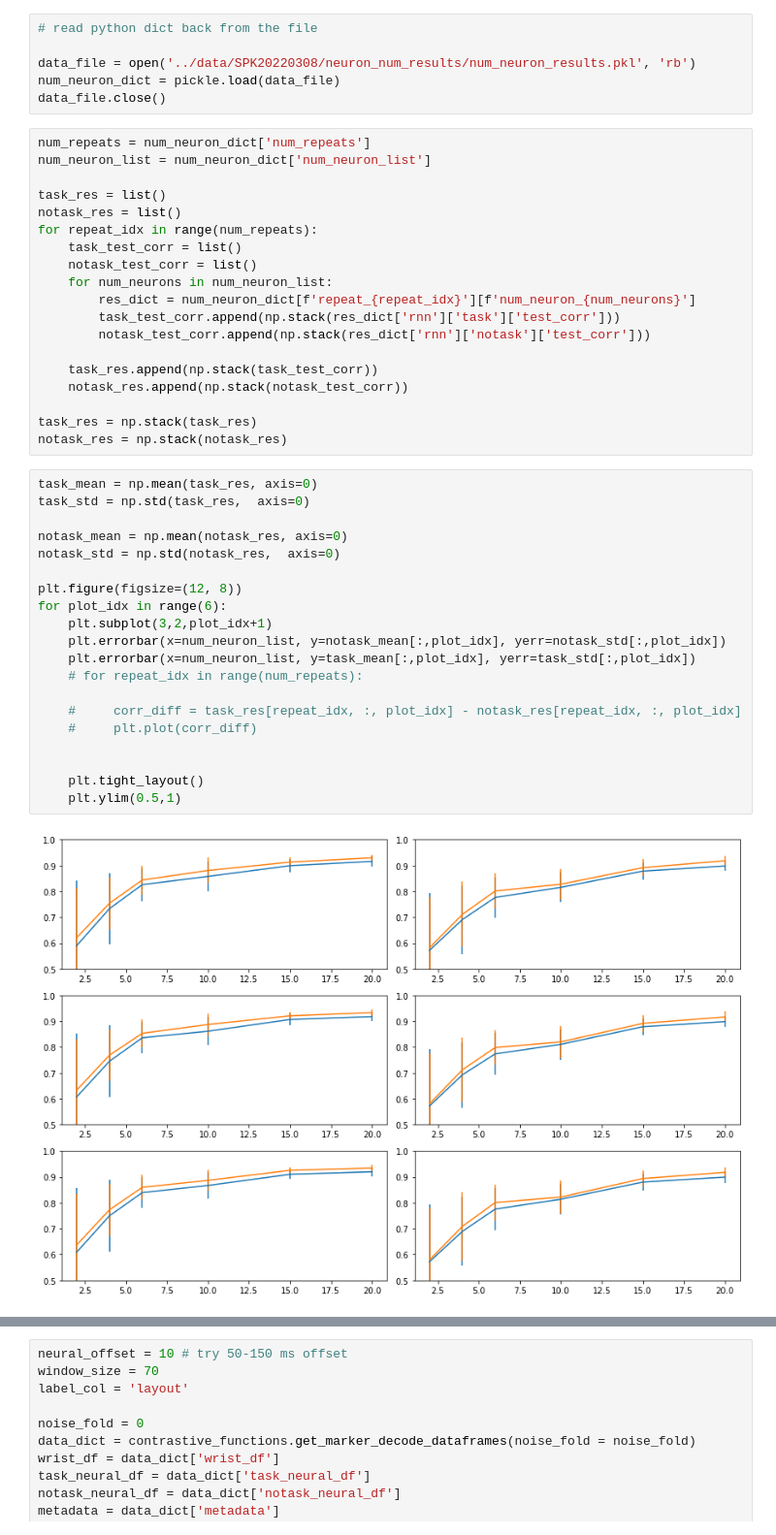
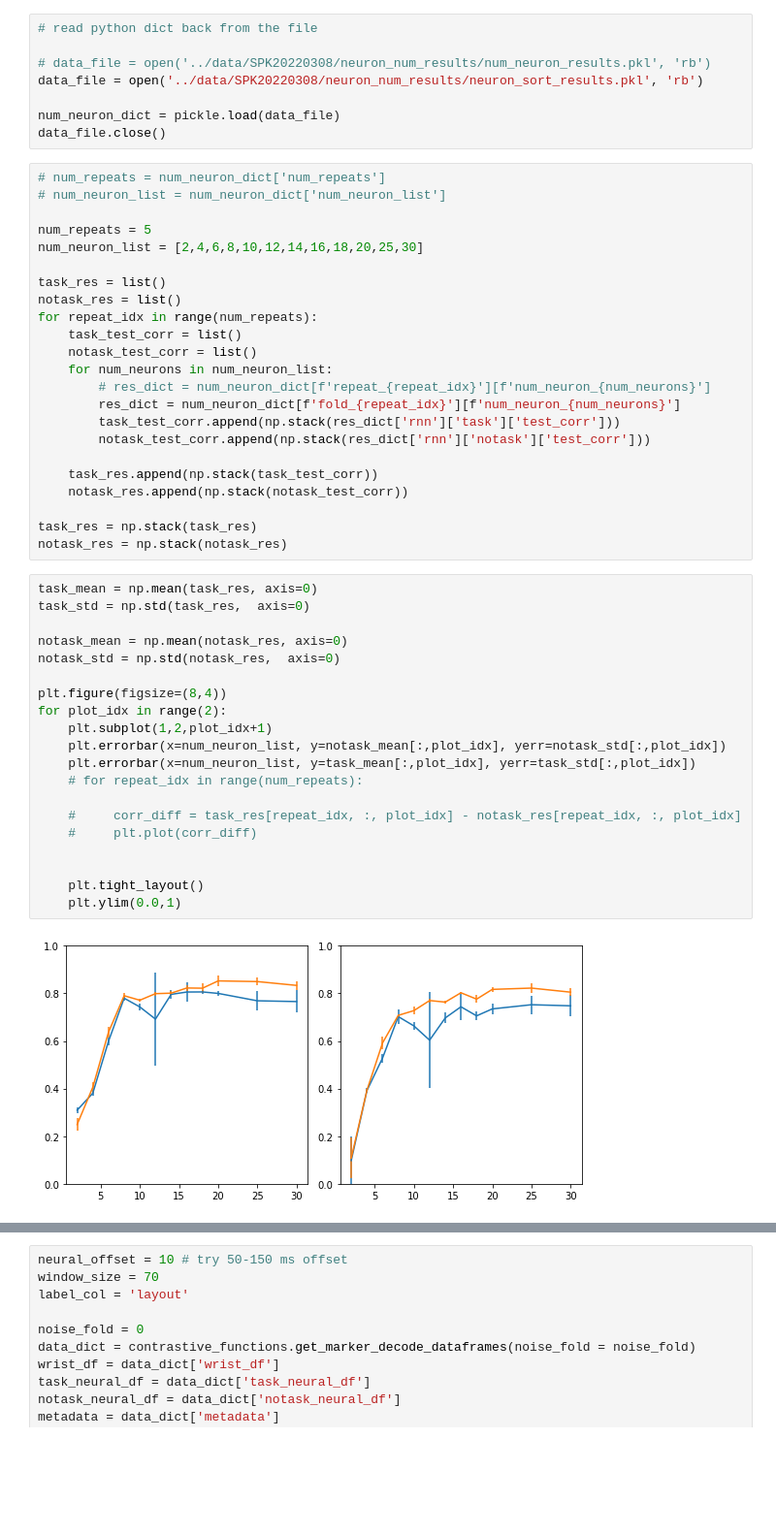
Before and after one commit to ntolley/ncm_2023, a Jupyter notebook: notebooks/make_neuron_num_plot.ipynb, the cells around one changed output, grey strips where cells are left out. Shown at 97% size. Saved outputs shown, nothing was run; the diff lists cells and outputs as text; blank space fills up the shorter version.

Commit message:
5 fold neuron sort curve

```diff
--- a/notebooks/make_neuron_num_plot.ipynb
+++ b/notebooks/make_neuron_num_plot.ipynb
@@ -21,12 +25,17 @@ import contrastive_functions
 # %%
 # read python dict back from the file
 
-data_file = open('../data/SPK20220308/neuron_num_results/num_neuron_results.pkl', 'rb')
+# data_file = open('../data/SPK20220308/neuron_num_results/num_neuron_results.pkl', 'rb')
+data_file = open('../data/SPK20220308/neuron_num_results/neuron_sort_results.pkl', 'rb')
+
 num_neuron_dict = pickle.load(data_file)
 data_file.close()
 # %%
-num_repeats = num_neuron_dict['num_repeats']
-num_neuron_list = num_neuron_dict['num_neuron_list']
+# num_repeats = num_neuron_dict['num_repeats']
+# num_neuron_list = num_neuron_dict['num_neuron_list']
+
+num_repeats = 5
+num_neuron_list = [2,4,6,8,10,12,14,16,18,20,25,30]
 
 task_res = list()
 notask_res = list()
@@ -34,7 +43,8 @@ for repeat_idx in range(num_repeats):
     task_test_corr = list()
     notask_test_corr = list()
     for num_neurons in num_neuron_list:
-        res_dict = num_neuron_dict[f'repeat_{repeat_idx}'][f'num_neuron_{num_neurons}']
+        # res_dict = num_neuron_dict[f'repeat_{repeat_idx}'][f'num_neuron_{num_neurons}']
+        res_dict = num_neuron_dict[f'fold_{repeat_idx}'][f'num_neuron_{num_neurons}']
         task_test_corr.append(np.stack(res_dict['rnn']['task']['test_corr']))
         notask_test_corr.append(np.stack(res_dict['rnn']['notask']['test_corr']))
 
@@ -46,25 +56,25 @@ notask_res = np.stack(notask_res)
 # %%
 task_mean = np.mean(task_res, axis=0)
 task_std = np.std(task_res,  axis=0)
 
 notask_mean = np.mean(notask_res, axis=0)
 notask_std = np.std(notask_res,  axis=0)
 
-plt.figure(figsize=(12, 8))
-for plot_idx in range(6):
-    plt.subplot(3,2,plot_idx+1)
+plt.figure(figsize=(8,4))
+for plot_idx in range(2):
+    plt.subplot(1,2,plot_idx+1)
     plt.errorbar(x=num_neuron_list, y=notask_mean[:,plot_idx], yerr=notask_std[:,plot_idx])
     plt.errorbar(x=num_neuron_list, y=task_mean[:,plot_idx], yerr=task_std[:,plot_idx])
     # for repeat_idx in range(num_repeats):
 
     #     corr_diff = task_res[repeat_idx, :, plot_idx] - notask_res[repeat_idx, :, plot_idx]
     #     plt.plot(corr_diff)
 
 
     plt.tight_layout()
-    plt.ylim(0.5,1)
+    plt.ylim(0.0,1)
 # %% [output]
-[figure, old version]
+[figure, new version]
 # %%
 task_mean = np.mean(task_res, axis=0)
 task_std = np.std(task_res,  axis=0)
```
Also changed, not shown: parts of 2 cells of this notebook, 2 other files.
